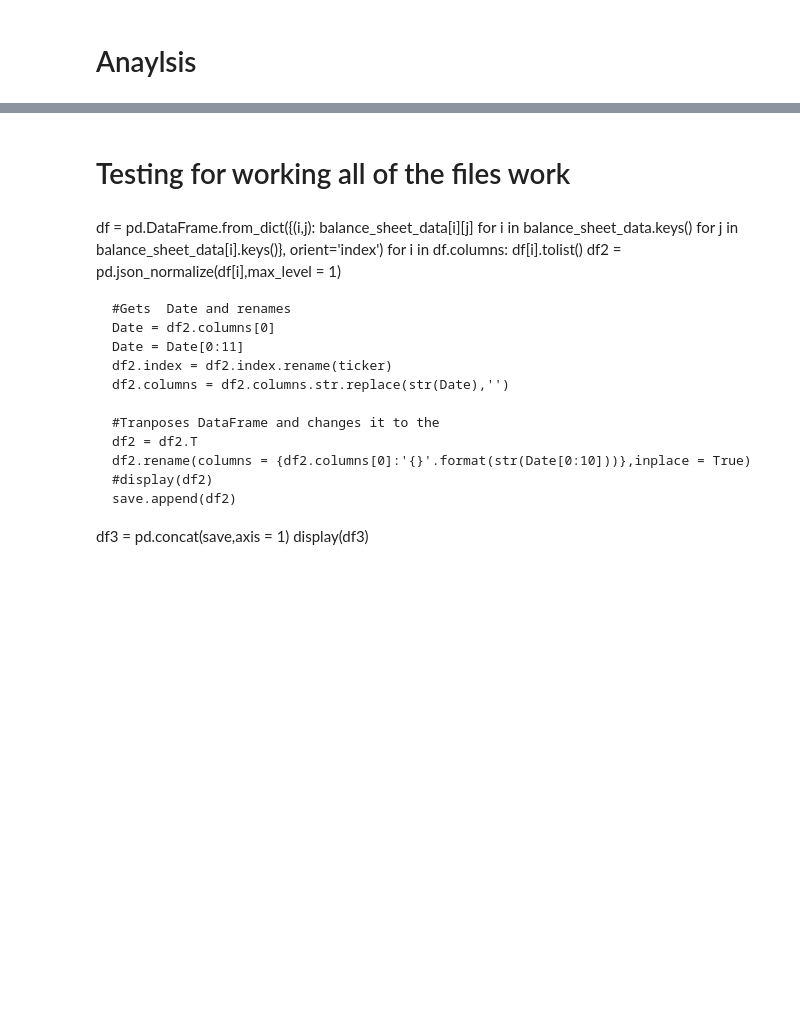
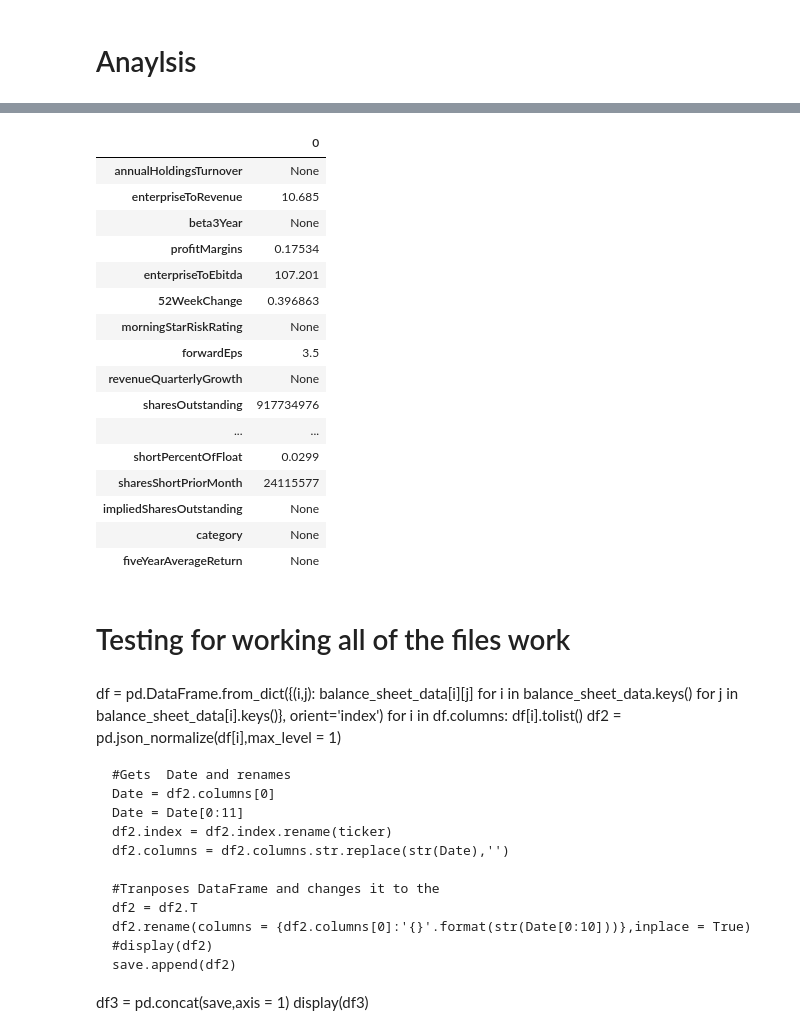
Before and after one commit to AntimatterFx/Investing, a Jupyter notebook: DCF.ipynb, the cells around one changed output, grey strips where cells are left out. Cells and saved outputs as stored; diff of their text form; code cells hidden in the pictures; blank space fills up the shorter version.

```diff
--- a/DCF.ipynb
+++ b/DCF.ipynb
@@ -206,0 +165,32 @@ for j in cash[i].keys()
+# %%
+outstanding_shares = stock['sharesOutstanding']
+
+Required_rate = .075
+Pre_rate = .025
+Cashflowgrowthrate = .03
+
+years = [1,2,3,4]
+freecash_flow = df['FCF'].values
+
+terminalvalue = freecash_flow[-1] * (1+Pre_rate)/(Required_rate - Pre_rate)
+
+futurefreecashflow = []
+discountfactor = []
+discountfuturefreecashflow = []
+for  year in years:
+    cashflow = freecash_flow[-1] * (1+ Cashflowgrowthrate) ** year
+    futurefreecashflow.append(cashflow)
+    discountfactor.append((1+ Required_rate)**year)
+
+
+for i in range(0,len(years)):
+    discountfuturefreecashflow.append(futurefreecashflow[i]/discountfactor[i])
+
+#print(discountfuturefreecashflow)
+dis = terminalvalue/(1+Required_rate)**len(years)
+discountfuturefreecashflow.append(dis)
+value = sum(discountfuturefreecashflow)
+fairvalue = value/outstanding_shares
+print(fairvalue)
+print(yahoo_financials.get_current_price())
+#print(stock.get_current_price())
@@ -207,3 +250,24 @@ for j in cash[i].keys()
+# %%
+pd.DataFrame.from_dict({(i): stock[i]
+for i in stock.keys()},orient='index')
+# %% [output]
+|  | 0 |
+| annualHoldingsTurnover | None |
+| enterpriseToRevenue | 10.685 |
+| beta3Year | None |
+| profitMargins | 0.17534 |
+| enterpriseToEbitda | 107.201 |
+| 52WeekChange | 0.396863 |
+| morningStarRiskRating | None |
+| forwardEps | 3.5 |
+| revenueQuarterlyGrowth | None |
+| sharesOutstanding | 917734976 |
+| ... | ... |
+| shortPercentOfFloat | 0.0299 |
+| sharesShortPriorMonth | 24115577 |
+| impliedSharesOutstanding | None |
+| category | None |
+| fiveYearAverageReturn | None |
 # %% [markdown]
 # Testing for working all of the files work
 # %% [markdown]
```
Also changed, not shown: parts of 12 cells of this notebook.
